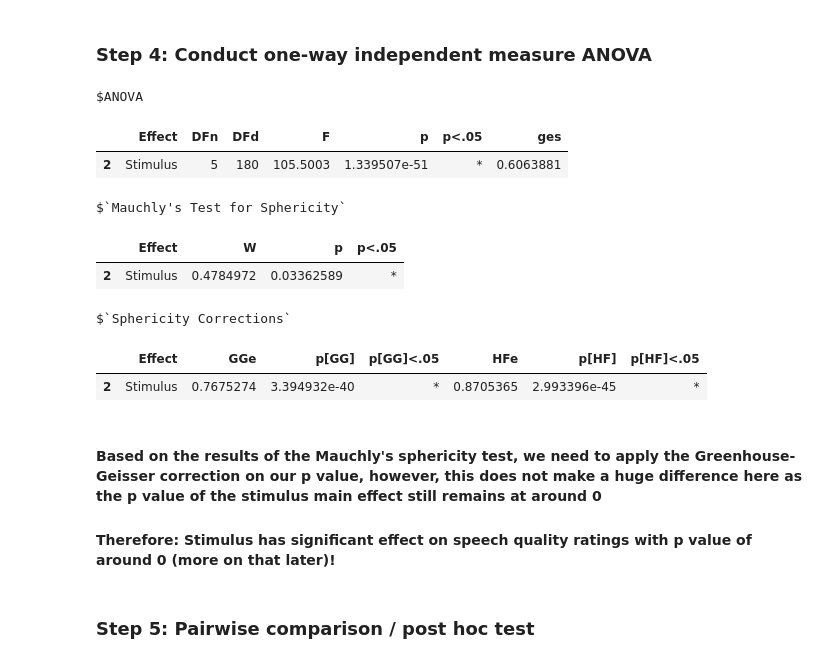
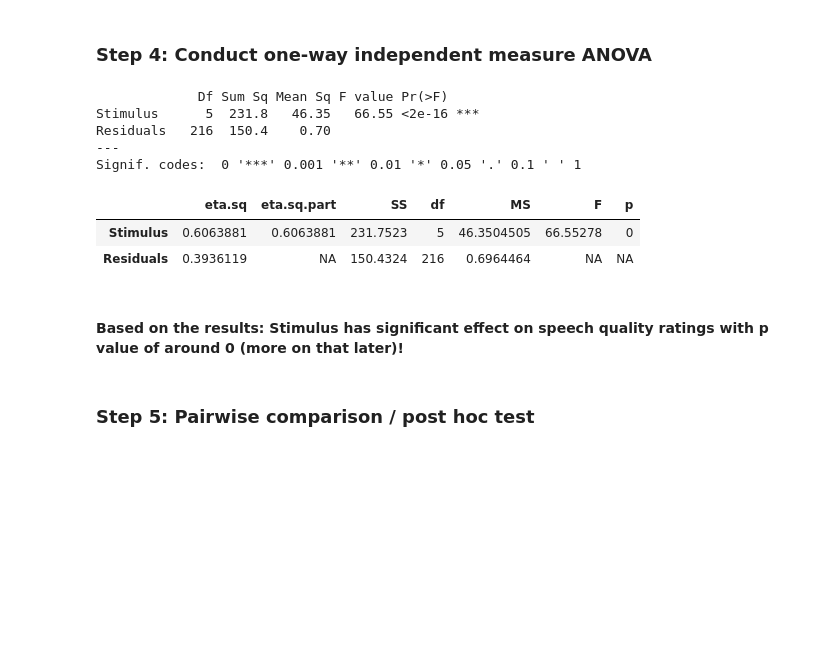
Before and after one commit to babaknaderi/stat, a Jupyter notebook: W8 ANOVA/groupb_r/No2.ipynb, the cells around one changed output. Saved outputs shown, nothing was run; the diff lists cells and outputs as text; code cells hidden in the pictures; blank space fills up the shorter version.

Commit message:
Week 9: Updated ANOVA Homework - R group.

```diff
--- a/W8 ANOVA/groupb_r/No2.ipynb
+++ b/W8 ANOVA/groupb_r/No2.ipynb
@@ -193,27 +193,22 @@ F( df_{haus_m_700_bpf_200_2800_normAsl_-26} = 36;
 ### Step 4: Conduct one-way independent measure ANOVA
 # %%
 # conduct one-way independent measure ANOVA
-anova_res = ezANOVA(
-    data = quality_data,
-    dv = .(Rating),
-    wid = .(Subject),
-    within = .(Stimulus)
-)
+anova_results <- aov(Rating~Stimulus, data = quality_data)
+summary(anova_results)
 
-anova_res
+# compute effect size
+etaSquared(anova_results, anova=TRUE)
 # %% [output]
-$ANOVA
+             Df Sum Sq Mean Sq F value Pr(>F)
+Stimulus      5  231.8   46.35   66.55 <2e-16 ***
+Residuals   216  150.4    0.70
+---
+Signif. codes:  0 '***' 0.001 '**' 0.01 '*' 0.05 '.' 0.1 ' ' 1
-|  | Effect | DFn | DFd | F | p | p<.05 | ges |
-| 2 | Stimulus | 5 | 180 | 105.5003 | 1.339507e-51 | * | 0.6063881 |
+|  | eta.sq | eta.sq.part | SS | df | MS | F | p |
+| Stimulus | 0.6063881 | 0.6063881 | 231.7523 | 5 | 46.3504505 | 66.55278 | 0 |
+| Residuals | 0.3936119 | NA | 150.4324 | 216 | 0.6964464 | NA | NA |
-$`Mauchly's Test for Sphericity`
-|  | Effect | W | p | p<.05 |
-| 2 | Stimulus | 0.4784972 | 0.03362589 | * |
-$`Sphericity Corrections`
-|  | Effect | GGe | p[GG] | p[GG]<.05 | HFe | p[HF] | p[HF]<.05 |
-| 2 | Stimulus | 0.7675274 | 3.394932e-40 | * | 0.8705365 | 2.993396e-45 | * |
 # %% [markdown]
-#### Based on the results of the Mauchly's sphericity test, we need to apply the Greenhouse-Geisser correction on our p value, however, this does not make a huge difference here as the p value of the stimulus main effect still remains at around 0
-#### Therefore: Stimulus has significant effect on speech quality ratings with p value of around 0 (more on that later)!
+#### Based on the results: Stimulus has significant effect on speech quality ratings with p value of around 0 (more on that later)!
 # %% [markdown]
 ### Step 5: Pairwise comparison / post hoc test
 # %%
```
Also changed, not shown: parts of 5 cells of this notebook, 1 other file.
